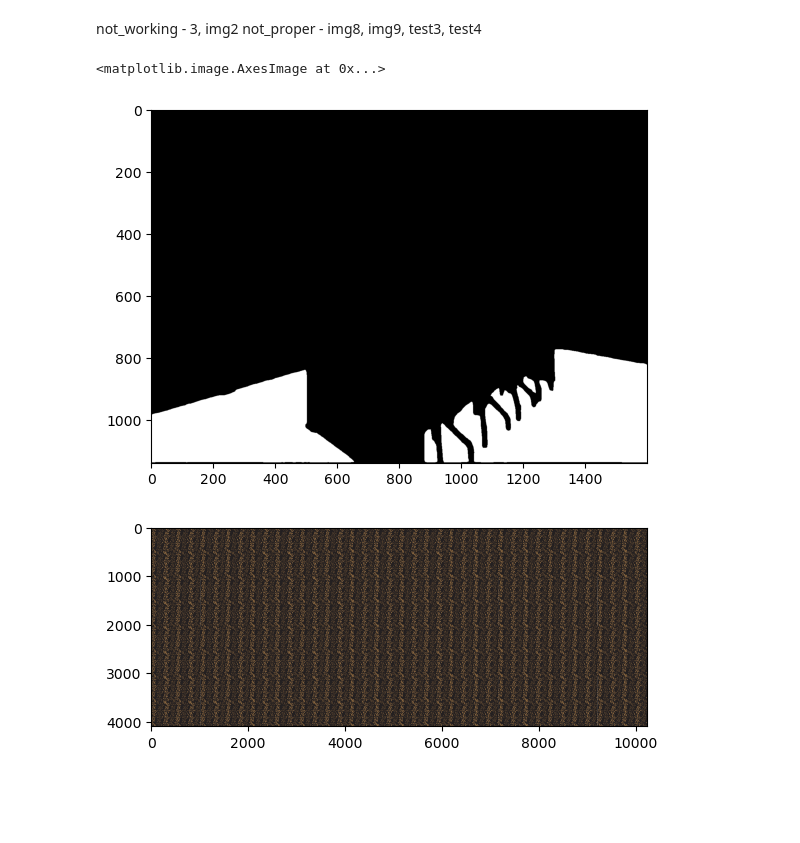
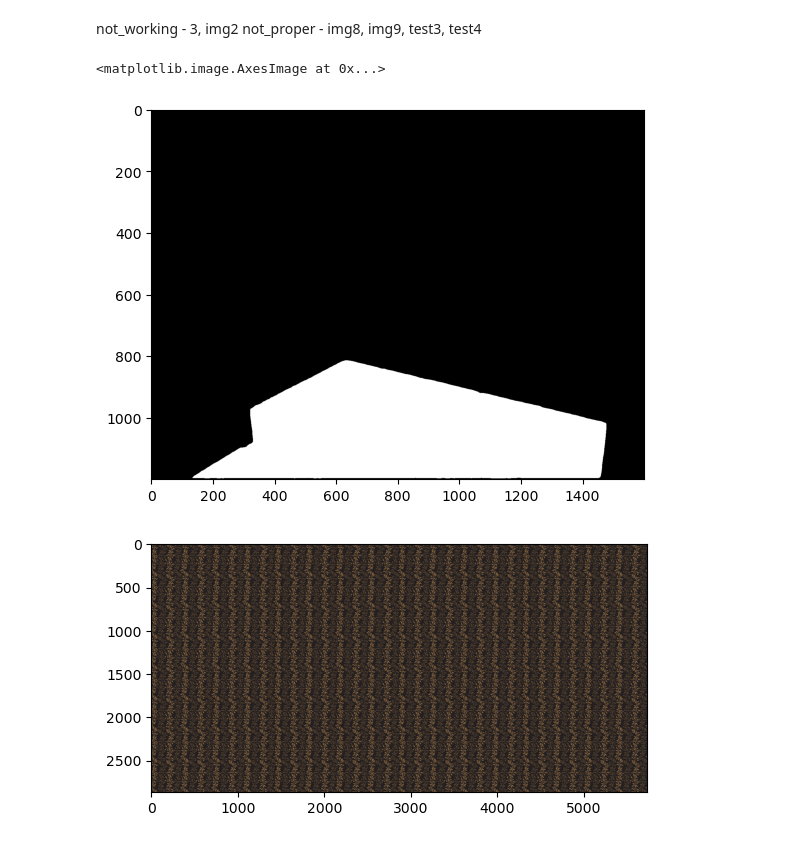
Before and after one commit to Karan-00-11/mfs, a Jupyter notebook: final_client_version/overlayer.ipynb, the cells around one changed output. Cells and saved outputs as stored; diff of their text form; code cells hidden in the pictures; blank space fills up the shorter version.

```diff
--- a/final_client_version/overlayer.ipynb
+++ b/final_client_version/overlayer.ipynb
@@ -16,6 +16,6 @@ from numpy.linalg import norm
 # %%
-from key_point_extractor_utils import get_rectangles # generates coordinates using layouts
-from extract_pp_from_masks import extract_pp_from_masks # generates coordinates using masks
+from key_point_extractor_utils import l_spatial_estimator # generates coordinates using layouts
+from extract_pp_from_masks import extreme_spatial_estimator # generates coordinates using masks
 
 # main class for the core overlaying
 class MaskBlender:
@@ -29,11 +29,11 @@ class MaskBlender:
         self.all_masks = self.__read_imgs(seg_masks)
 
         # getting the coordinates of the extreme points of every mask using the masks itself
-        self.all_rectangles_m = extract_pp_from_masks(self.all_masks)
+        self.all_rectangles_m = extreme_spatial_estimator(self.all_masks)
 
         # getting the coordinates of the extreme points of every mask using the spatial layout images
         self.all_rectangles_l = -1
-        self.rectangles_l = get_rectangles(self.layout_path, self.mat_path)
+        self.rectangles_l = l_spatial_estimator(self.layout_path, self.mat_path)
 
         # the get_rectangles function returns -1, if the spatial layout image given is not properly estimated
         if self.rectangles_l != -1:
@@ -268,7 +268,7 @@ class MaskBlender:
 # %% [markdown]
 ### Right after the layout maps are generated, instantiate the MaskBlender class
 # %%
-USRIMG = "kitchen"
+USRIMG = "img3"
 layout_path = "layout_output/{}.jpeg".format(USRIMG)
 layout_mat_path = "layout_output/{}.txt".format(USRIMG)
 all_mask_paths = "masks/{}".format(USRIMG)
@@ -294,23 +294,23 @@ not_proper - img8, img9, test3, test4
 plt.imshow(blender.all_masks[0])
 # %% [output]
 <matplotlib.image.AxesImage at 0x...>
-[figure, old version]
+[figure, new version]
 # %%
-subject_rescale_percent = 100
+subject_rescale_percent = 70
 
 selected_mask = cv2.cvtColor(cv2.imread('masks/{}/floor.png'.format(USRIMG)), cv2.COLOR_BGR2RGB)
 # product_path = 'product_img/NeroSensation.jpg'
 product_path1 = 'products/Stone/95_floral wallpaper texture-seamless.jpg'
 product_path2 = 'products/Wallpapers/95_floral wallpaper texture-seamless.jpg'
 product_path3 = 'products/Paints/95_floral wallpaper texture-seamless.jpg'
 
 transformed_img = blender.implant_overlay(product_path2,
                                     [400, 1000],
                                     subject_rescale_percent,
                                     mode=1
                                     )
 # %% [output]
-[figure, old version]
+[figure, new version]
 # %%
 plt.imshow(transformed_img)
 # %% [output]
```
Also changed, not shown: parts of 3 cells of this notebook, 3 other files.
